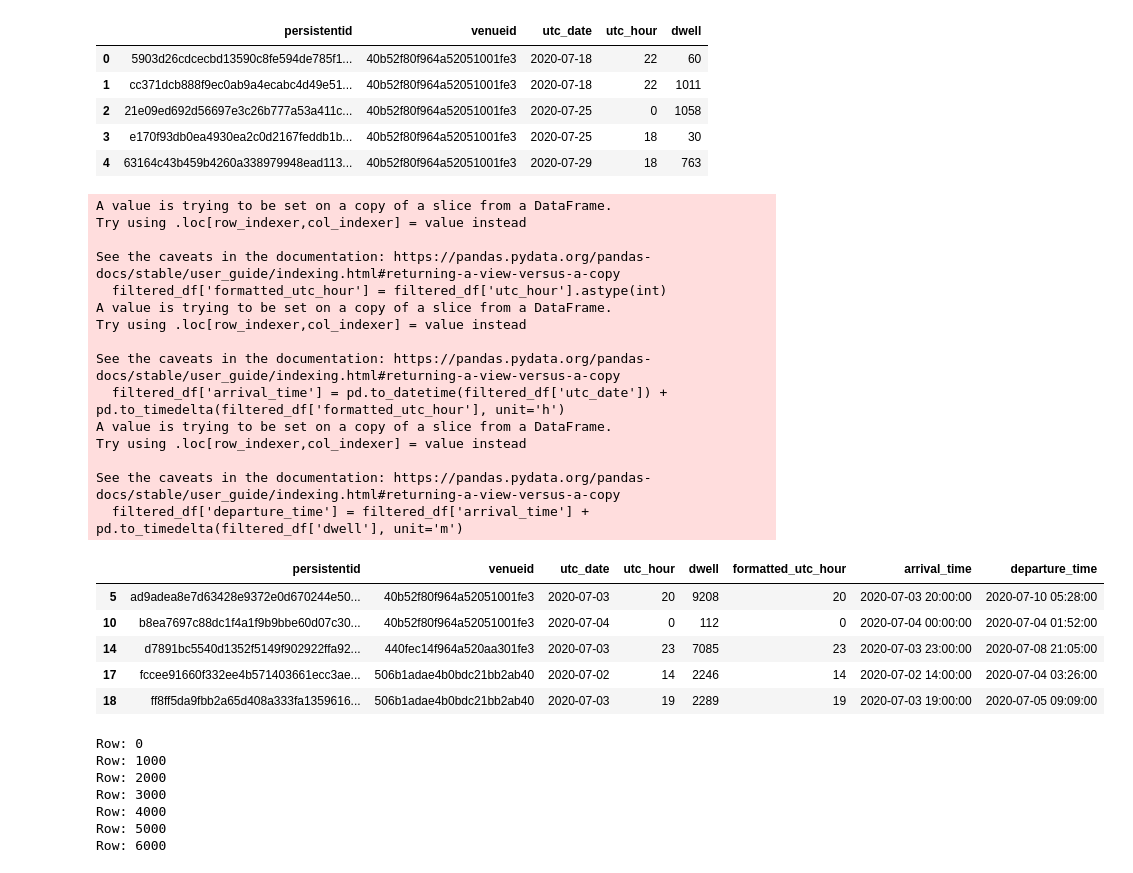
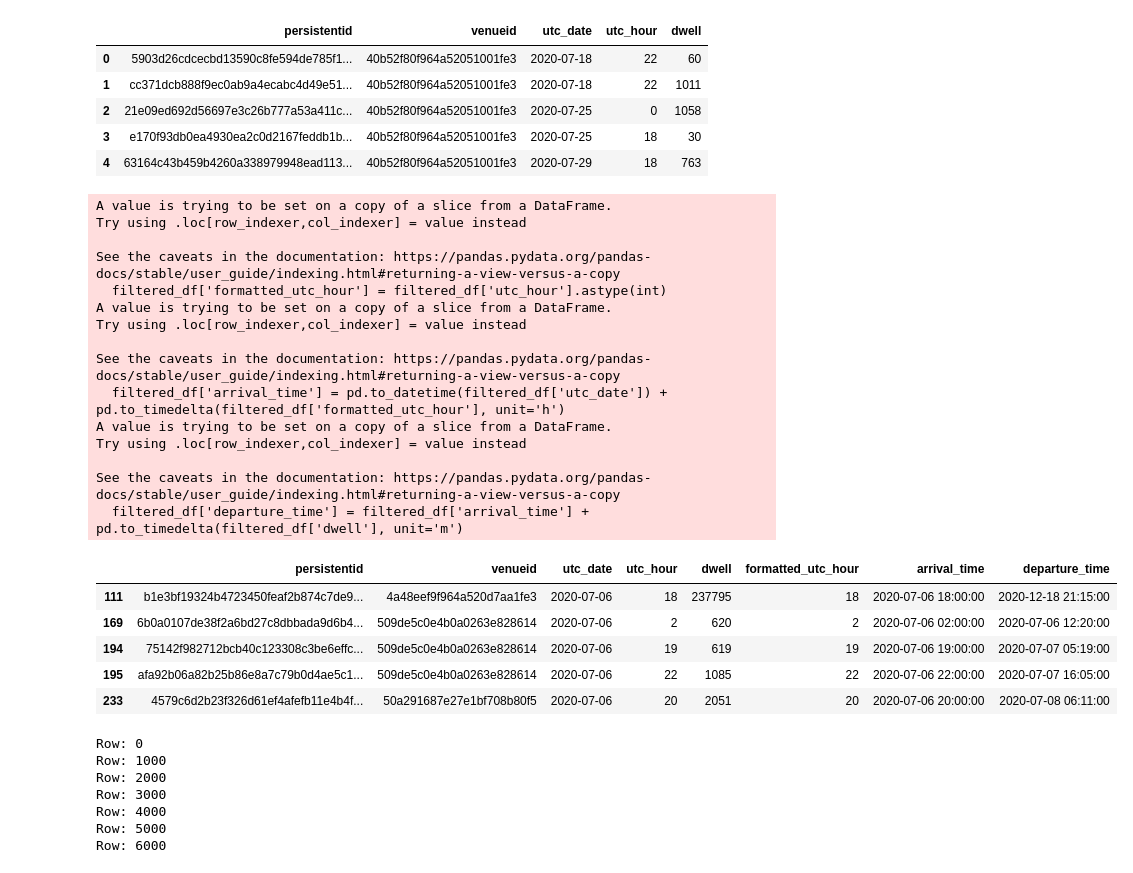
Before and after one commit to afnanmmir/Infection-Tracing, a Jupyter notebook: graph_creation/main.ipynb, the cells around one changed output. Drawn from its saved outputs; the diff is of its cells as text; code cells hidden in the pictures.

```diff
--- a/graph_creation/main.ipynb
+++ b/graph_creation/main.ipynb
@@ -22,40 +22,40 @@ df.head()
 # filter out rows that are not within a range
 
 # Define the date range
-start_date = pd.to_datetime('2020-07-01')
-end_date = pd.to_datetime('2020-07-05')
+start_date = pd.to_datetime('2020-07-06')
+end_date = pd.to_datetime('2020-07-06')
 dwell_time_threshold = 60 # in minutes
 
 # Filter rows within the date range
 filtered_df = df[(pd.to_datetime(df['utc_date']) >= start_date) & (pd.to_datetime(df['utc_date']) <= end_date) & (df['dwell'] >= dwell_time_threshold)]
 # add a new column to dataframe that represents minutes
 filtered_df['formatted_utc_hour'] = filtered_df['utc_hour'].astype(int)
 filtered_df['arrival_time'] = pd.to_datetime(filtered_df['utc_date']) + pd.to_timedelta(filtered_df['formatted_utc_hour'], unit='h')
 
 filtered_df['departure_time'] = filtered_df['arrival_time'] + pd.to_timedelta(filtered_df['dwell'], unit='m')
 filtered_df.head()
 # %% [output]
 A value is trying to be set on a copy of a slice from a DataFrame.
 Try using .loc[row_indexer,col_indexer] = value instead
 
 See the caveats in the documentation: https://pandas.pydata.org/pandas-docs/stable/user_guide/indexing.html#returning-a-view-versus-a-copy
   filtered_df['formatted_utc_hour'] = filtered_df['utc_hour'].astype(int)
 A value is trying to be set on a copy of a slice from a DataFrame.
 Try using .loc[row_indexer,col_indexer] = value instead
 
 See the caveats in the documentation: https://pandas.pydata.org/pandas-docs/stable/user_guide/indexing.html#returning-a-view-versus-a-copy
   filtered_df['arrival_time'] = pd.to_datetime(filtered_df['utc_date']) + pd.to_timedelta(filtered_df['formatted_utc_hour'], unit='h')
 A value is trying to be set on a copy of a slice from a DataFrame.
 Try using .loc[row_indexer,col_indexer] = value instead
 
 See the caveats in the documentation: https://pandas.pydata.org/pandas-docs/stable/user_guide/indexing.html#returning-a-view-versus-a-copy
   filtered_df['departure_time'] = filtered_df['arrival_time'] + pd.to_timedelta(filtered_df['dwell'], unit='m')
 |  | persistentid | venueid | utc_date | utc_hour | dwell | formatted_utc_hour | arrival_time | departure_time |
-| 5 | ad9adea8e7d63428e9372e0d670244e50... | 40b52f80f964a52051001fe3 | 2020-07-03 | 20 | 9208 | 20 | 2020-07-03 20:00:00 | 2020-07-10 05:28:00 |
-| 10 | b8ea7697c88dc1f4a1f9b9bbe60d07c30... | 40b52f80f964a52051001fe3 | 2020-07-04 | 0 | 112 | 0 | 2020-07-04 00:00:00 | 2020-07-04 01:52:00 |
-| 14 | d7891bc5540d1352f5149f902922ffa92... | 440fec14f964a520aa301fe3 | 2020-07-03 | 23 | 7085 | 23 | 2020-07-03 23:00:00 | 2020-07-08 21:05:00 |
-| 17 | fccee91660f332ee4b571403661ecc3ae... | 506b1adae4b0bdc21bb2ab40 | 2020-07-02 | 14 | 2246 | 14 | 2020-07-02 14:00:00 | 2020-07-04 03:26:00 |
-| 18 | ff8ff5da9fbb2a65d408a333fa1359616... | 506b1adae4b0bdc21bb2ab40 | 2020-07-03 | 19 | 2289 | 19 | 2020-07-03 19:00:00 | 2020-07-05 09:09:00 |
+| 111 | b1e3bf19324b4723450feaf2b874c7de9... | 4a48eef9f964a520d7aa1fe3 | 2020-07-06 | 18 | 237795 | 18 | 2020-07-06 18:00:00 | 2020-12-18 21:15:00 |
+| 169 | 6b0a0107de38f2a6bd27c8dbbada9d6b4... | 509de5c0e4b0a0263e828614 | 2020-07-06 | 2 | 620 | 2 | 2020-07-06 02:00:00 | 2020-07-06 12:20:00 |
+| 194 | 75142f982712bcb40c123308c3be6effc... | 509de5c0e4b0a0263e828614 | 2020-07-06 | 19 | 619 | 19 | 2020-07-06 19:00:00 | 2020-07-07 05:19:00 |
+| 195 | afa92b06a82b25b86e8a7c79b0d4ae5c1... | 509de5c0e4b0a0263e828614 | 2020-07-06 | 22 | 1085 | 22 | 2020-07-06 22:00:00 | 2020-07-07 16:05:00 |
+| 233 | 4579c6d2b23f326d61ef4afefb11e4b4f... | 50a291687e27e1bf708b80f5 | 2020-07-06 | 20 | 2051 | 20 | 2020-07-06 20:00:00 | 2020-07-08 06:11:00 |
 # %%
 # add all devices as nodes to Graph
 # get all devices
```
Also changed, not shown: parts of 1 cell of this notebook, 1 other file.
